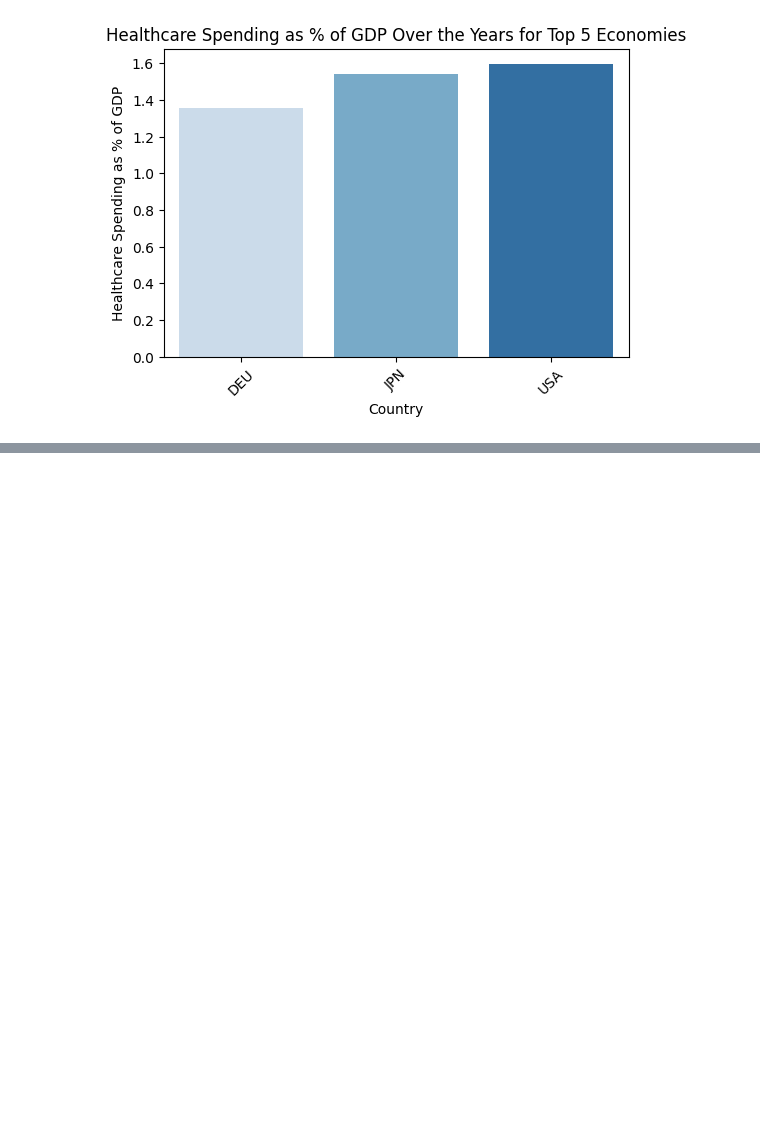
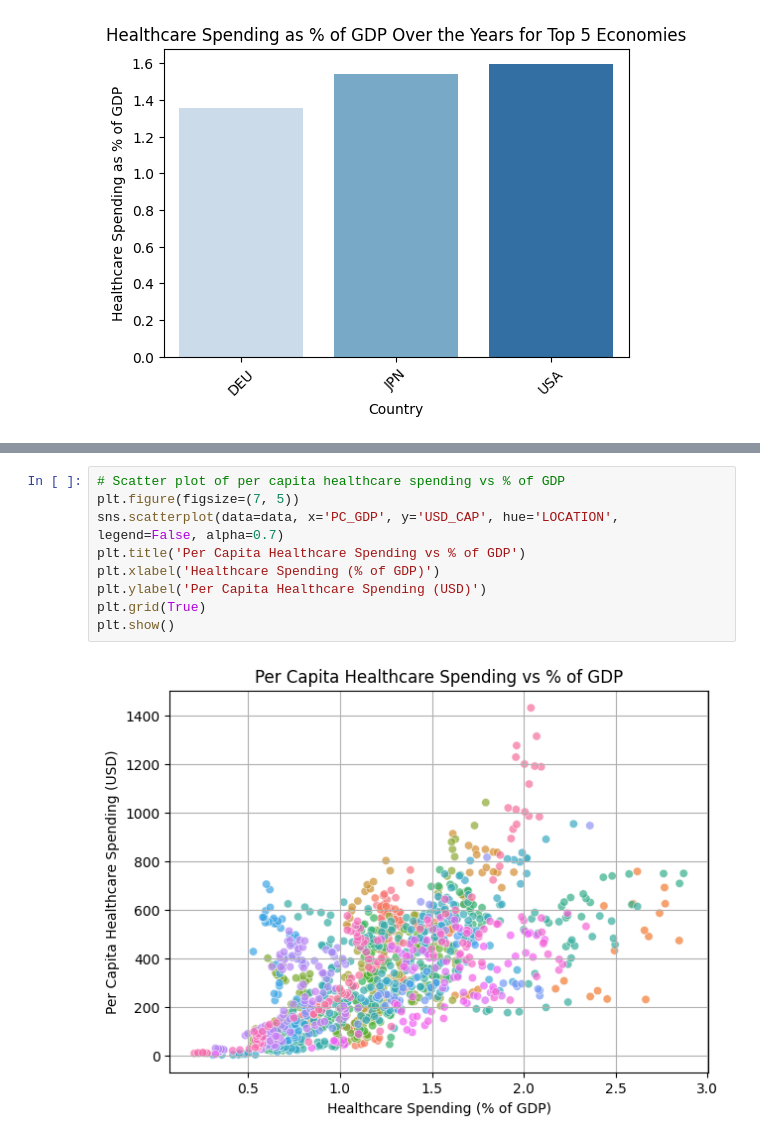
Before and after one commit to Sharvani-123/Pharmaceutical-Drug-Spendings_Analysis, a Jupyter notebook: analysis.ipynb, the cells around one changed output, grey strips where cells are left out. Saved outputs shown, nothing was run; the diff lists cells and outputs as text; blank space fills up the shorter version.

```diff
--- a/analysis.ipynb
+++ b/analysis.ipynb
@@ -161,0 +174,11 @@ plt.show()
+# %%
+# Scatter plot of per capita healthcare spending vs % of GDP
+plt.figure(figsize=(7, 5))
+sns.scatterplot(data=data, x='PC_GDP', y='USD_CAP', hue='LOCATION', legend=False, alpha=0.7)
+plt.title('Per Capita Healthcare Spending vs % of GDP')
+plt.xlabel('Healthcare Spending (% of GDP)')
+plt.ylabel('Per Capita Healthcare Spending (USD)')
+plt.grid(True)
+plt.show()
+# %% [output]
+[figure, added]
```
Also changed, not shown: parts of 3 cells of this notebook.
